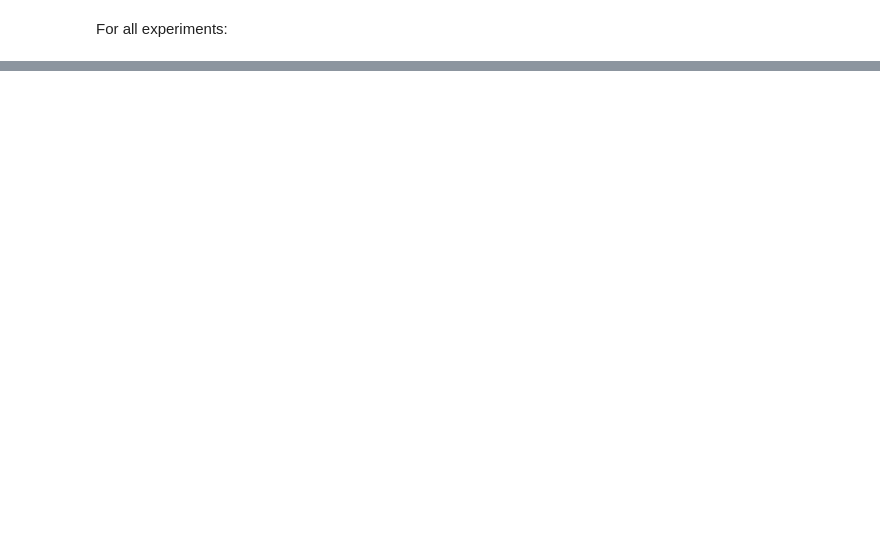
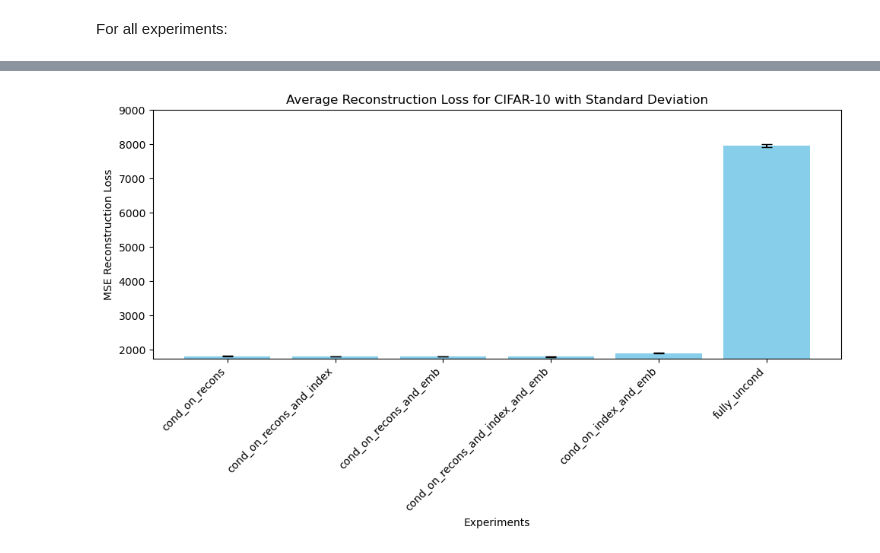
Before and after one commit to JoGo175/TreeDiffusion, a Jupyter notebook: notebooks/FID_conditioning_experiment.ipynb, the cells around one changed output, grey strips where cells are left out. Drawn from its saved outputs; the diff is of its cells as text; code cells hidden in the pictures; blank space fills up the shorter version.

```diff
--- a/notebooks/FID_conditioning_experiment.ipynb
+++ b/notebooks/FID_conditioning_experiment.ipynb
@@ -761,0 +755,15 @@ plt.show()
+# %%
+# Create bar plot with error bars
+plt.figure(figsize=(10, 6))
+plt.bar(experiment_list, cifar10_test_reconstruction_loss_avg, yerr=cifar10_test_reconstruction_loss_std, capsize=5, color='skyblue')
+plt.xlabel('Experiments')
+plt.ylabel('MSE Reconstruction Loss')
+plt.title('Average Reconstruction Loss for CIFAR-10 with Standard Deviation')
+plt.xticks(rotation=45, ha='right')
+plt.tight_layout()
+plt.ylim(1750, 9000)
+
+# Show plot
+plt.show()
+# %% [output]
+[figure, added]
```
Also changed, not shown: parts of 20 cells of this notebook, 7 other files.
